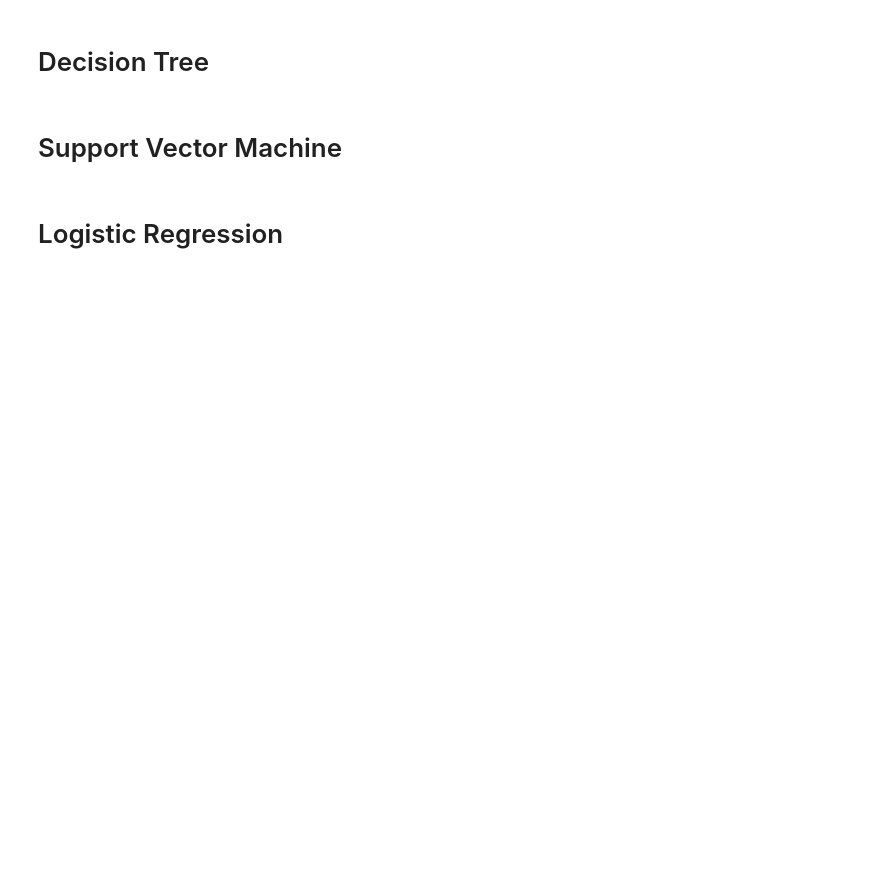
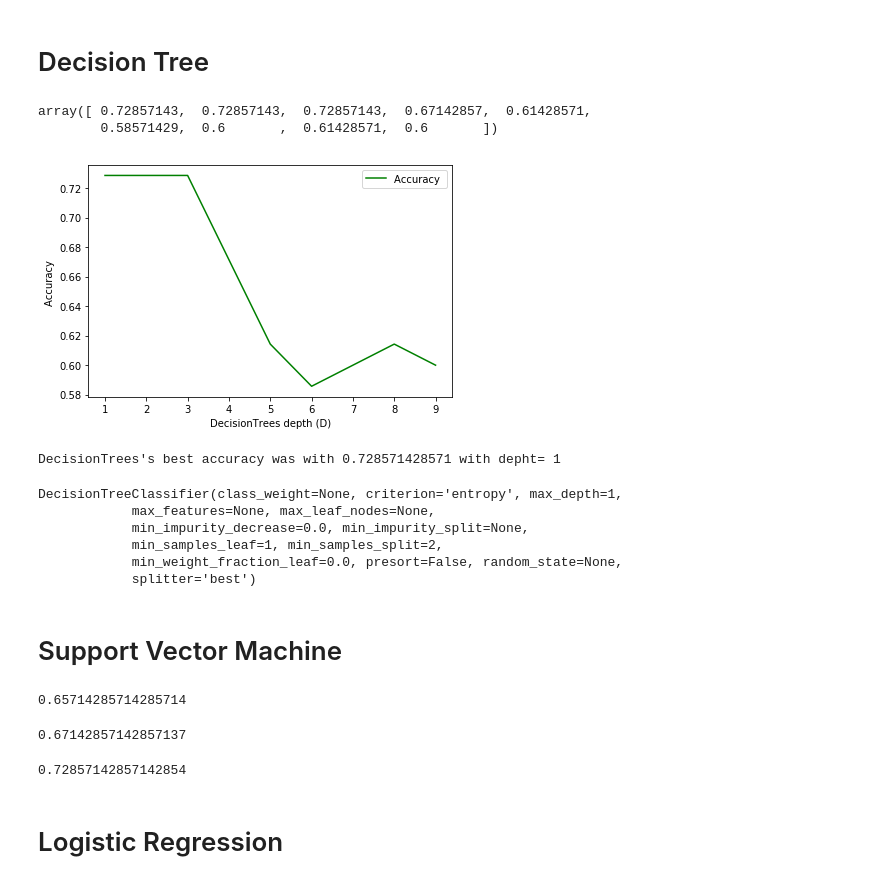
Before and after one commit to filipe-afonso-carvalho/capstone, a Jupyter notebook: Project Notebook.ipynb, the cells around one changed output. Cells and saved outputs as stored; diff of their text form; code cells hidden in the pictures; blank space fills up the shorter version.

```diff
--- a/Project Notebook.ipynb
+++ b/Project Notebook.ipynb
@@ -280,6 +313,72 @@ Notice: You should find the best k to build the model with the best accuracy.
 # %% [markdown]
 # Decision Tree
+# %%
+from sklearn.tree import DecisionTreeClassifier
+
+D = 10
+mean_acc_dt = np.zeros((D-1))
+std_acc_dt = np.zeros((D-1))
+for n in range(1,D):
+
+    drugTree = DecisionTreeClassifier(criterion="entropy", max_depth = n)
+    drugTree.fit(X_train,y_train)
+    predTree = drugTree.predict(X_test)
+    mean_acc_dt[n-1] = metrics.accuracy_score(y_test, predTree)
+    std_acc_dt[n-1]=np.std(predTree==y_test)/np.sqrt(predTree.shape[0])
+
+mean_acc_dt
+# %% [output]
+array([ 0.72857143,  0.72857143,  0.72857143,  0.67142857,  0.61428571,
+        0.58571429,  0.6       ,  0.61428571,  0.6       ])
+# %%
+plt.plot(range(1,D),mean_acc_dt,'g')
+plt.legend(('Accuracy ', '+/- 3xstd'))
+plt.ylabel('Accuracy ')
+plt.xlabel('DecisionTrees depth (D)')
+plt.tight_layout()
+plt.show()
+
+print( "DecisionTrees's best accuracy was with", mean_acc_dt.max(), "with depht=", mean_acc_dt.argmax()+1)
+# %% [output]
+[figure, added]
+DecisionTrees's best accuracy was with 0.728571428571 with depht= 1
+# %%
+drugTree = DecisionTreeClassifier(criterion="entropy", max_depth = 1)
+drugTree.fit(X_train,y_train)
+# %% [output]
+DecisionTreeClassifier(class_weight=None, criterion='entropy', max_depth=1,
+            max_features=None, max_leaf_nodes=None,
+            min_impurity_decrease=0.0, min_impurity_split=None,
+            min_samples_leaf=1, min_samples_split=2,
+            min_weight_fraction_leaf=0.0, presort=False, random_state=None,
+            splitter='best')
 # %% [markdown]
 # Support Vector Machine
+# %%
+from sklearn import svm
+
+clf = svm.SVC(kernel='rbf')
+clf.fit(X_train, y_train)
+yhat_svm_rbf = clf.predict(X_test)
+
+metrics.accuracy_score(y_test, yhat_svm_rbf)
+# %% [output]
+0.65714285714285714
+# %%
+clf = svm.SVC(kernel='poly')
+clf.fit(X_train, y_train)
+yhat_svm_poly = clf.predict(X_test)
+
+metrics.accuracy_score(y_test, yhat_svm_poly)
+# %% [output]
+0.67142857142857137
+# %%
+clf = svm.SVC(kernel='linear')
+clf.fit(X_train, y_train)
+yhat_svm_linear = clf.predict(X_test)
+
+metrics.accuracy_score(y_test, yhat_svm_linear)
+# %% [output]
+0.72857142857142854
 # %% [markdown]
 # Logistic Regression
```
Also changed, not shown: parts of 14 cells of this notebook.
